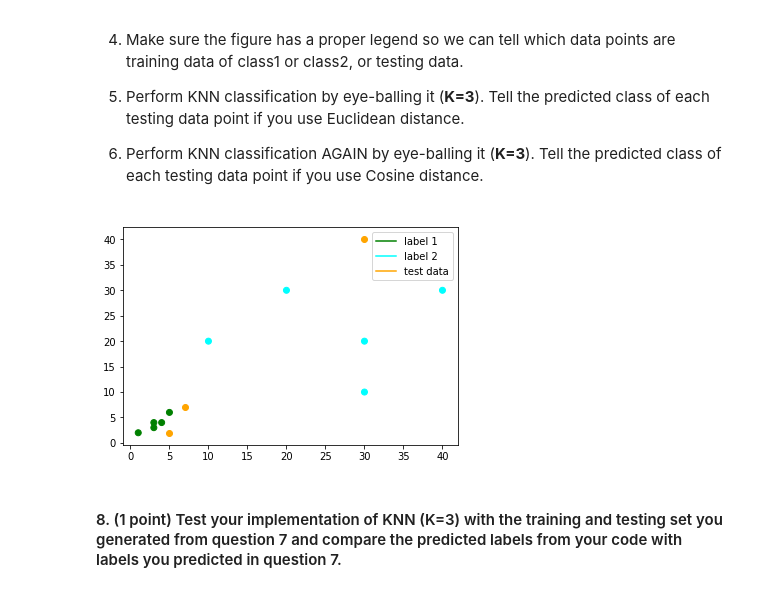
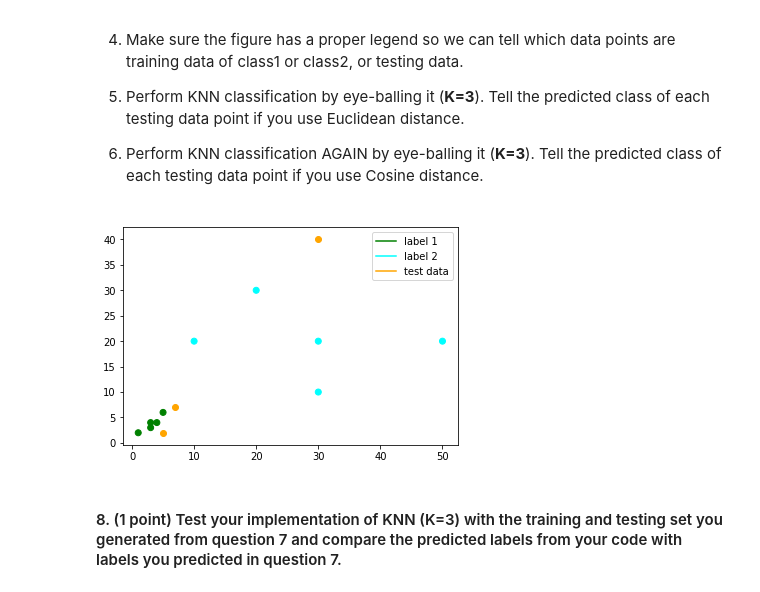
Before and after one commit to noradiegwu/EECS-352, a Jupyter notebook: HW3_handout/HW3.ipynb, the cells around one changed output. Drawn from its saved outputs; the diff is of its cells as text; code cells hidden in the pictures.

```diff
--- a/HW3_handout/HW3.ipynb
+++ b/HW3_handout/HW3.ipynb
@@ -212,32 +208,32 @@ def knn(data_X, data_Y, query_X, dist_measure, k):
 
 6) Perform KNN classification AGAIN by eye-balling it (**K=3**). Tell the predicted class of each testing data point if you use Cosine distance.
 # %%
-train_X = np.array([[1,2], [3,3], [3,4], [4,4], [5,6], [30,20], [10,20], [20,30], [40,30], [30,10]]) #replace it with your training data
+train_X = np.array([[1,2], [3,3], [3,4], [4,4], [5,6], [30,20], [10,20], [20,30], [50,20], [30,10]]) #replace it with your training data
 train_Y = np.array([0,0,0,0,0,1,1,1,1,1]) # replace it with labels of your training data
 
 test_X = np.array([[7,7], [30,40], [5,2]]) # replace it with your testing data
 
 
 # your code to generate the plot goes here
 
 color_labels = ['green', 'cyan']
 
 plt_train_x,plt_train_y = train_X.T
 train_plt = plt.scatter(plt_train_x, plt_train_y, c=train_Y, cmap=matplotlib.colors.ListedColormap(color_labels))
 
 plt_test_x, plt_test_y = test_X.T
 
 test_plt = plt.scatter(plt_test_x, plt_test_y, color='orange')
 
 legend_elems = [matplotlib.lines.Line2D([0], [0], color='green', label='label 1'),
                 matplotlib.lines.Line2D([0], [0], color='cyan', label='label 2'),
                 matplotlib.lines.Line2D([0], [0], color='orange', label='test data')]
 plt.legend(handles=legend_elems)
 plt.show()
 
 
 # raise NotImplementedError # delete this line when you add your solution
 # %% [output]
-[figure, old version]
+[figure, new version]
 # %%
 # The predicted labels of the testing data, given Euclidean distance, goes here
```
Also changed, not shown: parts of 7 cells of this notebook.
